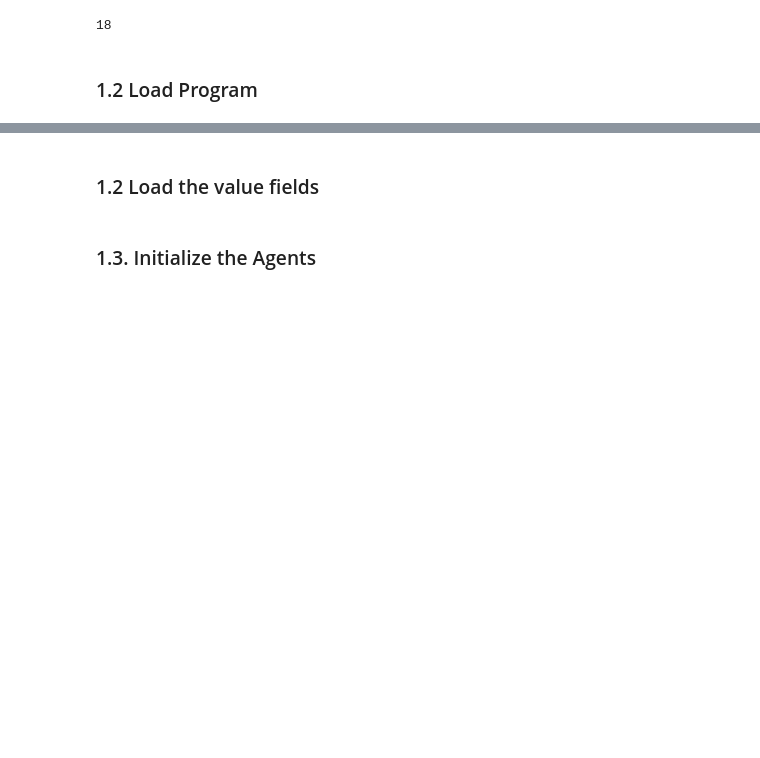
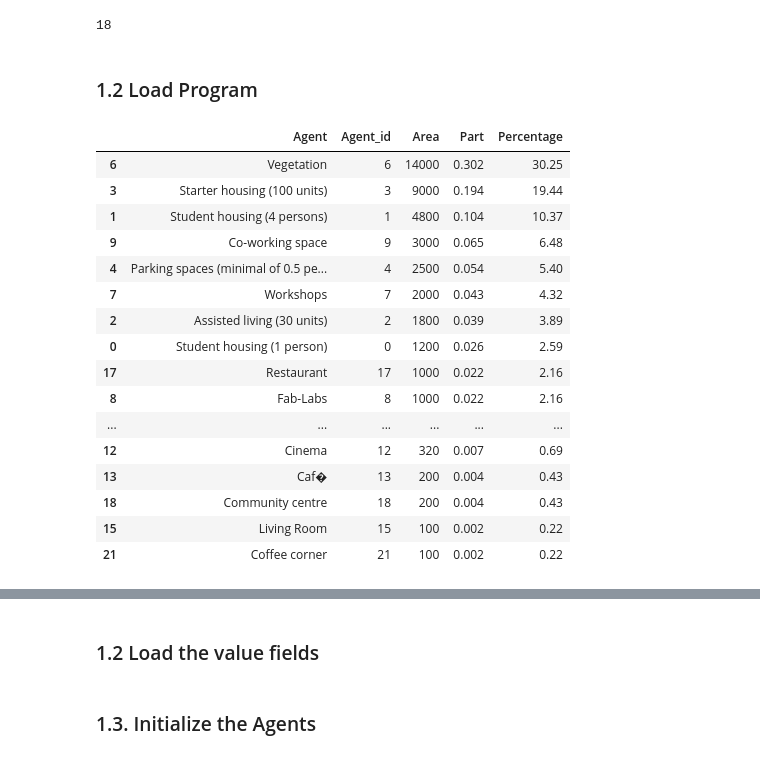
Before and after one commit to DaniqueBuchner/spatial_computing_project_template, a Jupyter notebook: Notebooks/w4_nieuw.ipynb, the cells around one changed output, grey strips where cells are left out. Drawn from its saved outputs; the diff is of its cells as text; code cells hidden in the pictures; blank space fills up the shorter version.

```diff
--- a/Notebooks/w4_nieuw.ipynb
+++ b/Notebooks/w4_nieuw.ipynb
@@ -89,3 +89,27 @@ len(avail_lattice)
 18
 # %% [markdown]
 ### 1.2 Load Program
+# %%
+# Load agent sizes
+sizes_complete = pd.read_csv("../Data/raw data/Agent_sizes.csv")
+Area = sizes_complete['Area']
+sizes_complete = sizes_complete.sort_values(by = 'Area', ascending=0)
+display(sizes_complete)
+# %% [output]
+|  | Agent | Agent_id | Area | Part | Percentage |
+| 6 | Vegetation | 6 | 14000 | 0.302 | 30.25 |
+| 3 | Starter housing (100 units) | 3 | 9000 | 0.194 | 19.44 |
+| 1 | Student housing (4 persons) | 1 | 4800 | 0.104 | 10.37 |
+| 9 | Co-working space | 9 | 3000 | 0.065 | 6.48 |
+| 4 | Parking spaces (minimal of 0.5 pe... | 4 | 2500 | 0.054 | 5.40 |
+| 7 | Workshops | 7 | 2000 | 0.043 | 4.32 |
+| 2 | Assisted living (30 units) | 2 | 1800 | 0.039 | 3.89 |
+| 0 | Student housing (1 person) | 0 | 1200 | 0.026 | 2.59 |
+| 17 | Restaurant | 17 | 1000 | 0.022 | 2.16 |
+| 8 | Fab-Labs | 8 | 1000 | 0.022 | 2.16 |
+| ... | ... | ... | ... | ... | ... |
+| 12 | Cinema | 12 | 320 | 0.007 | 0.69 |
+| 13 | Caf� | 13 | 200 | 0.004 | 0.43 |
+| 18 | Community centre | 18 | 200 | 0.004 | 0.43 |
+| 15 | Living Room | 15 | 100 | 0.002 | 0.22 |
+| 21 | Coffee corner | 21 | 100 | 0.002 | 0.22 |
```
Also changed, not shown: parts of 13 cells of this notebook.
